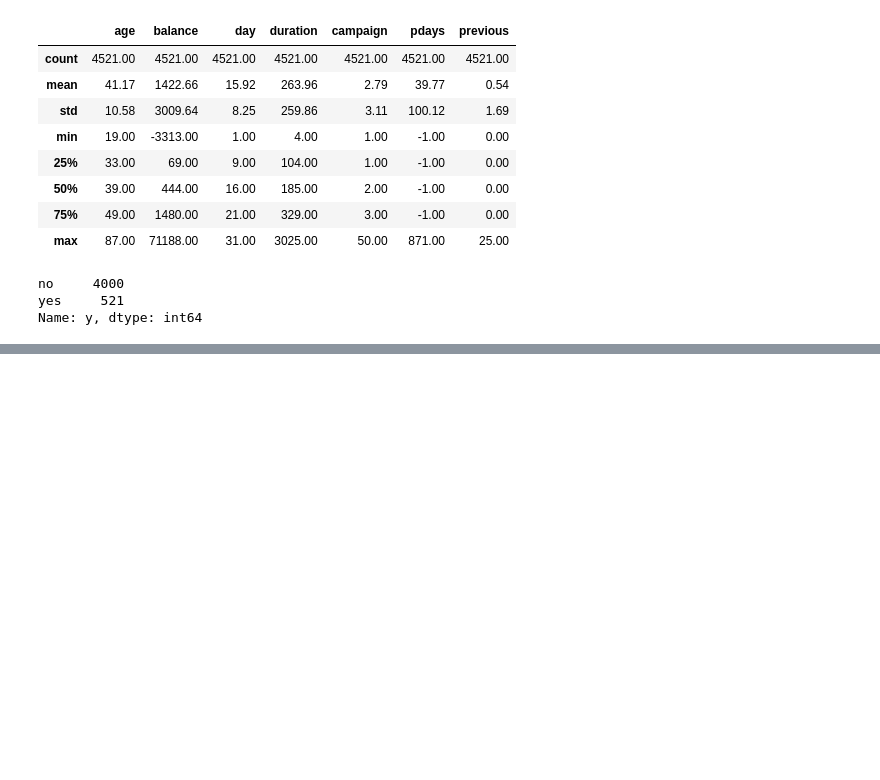
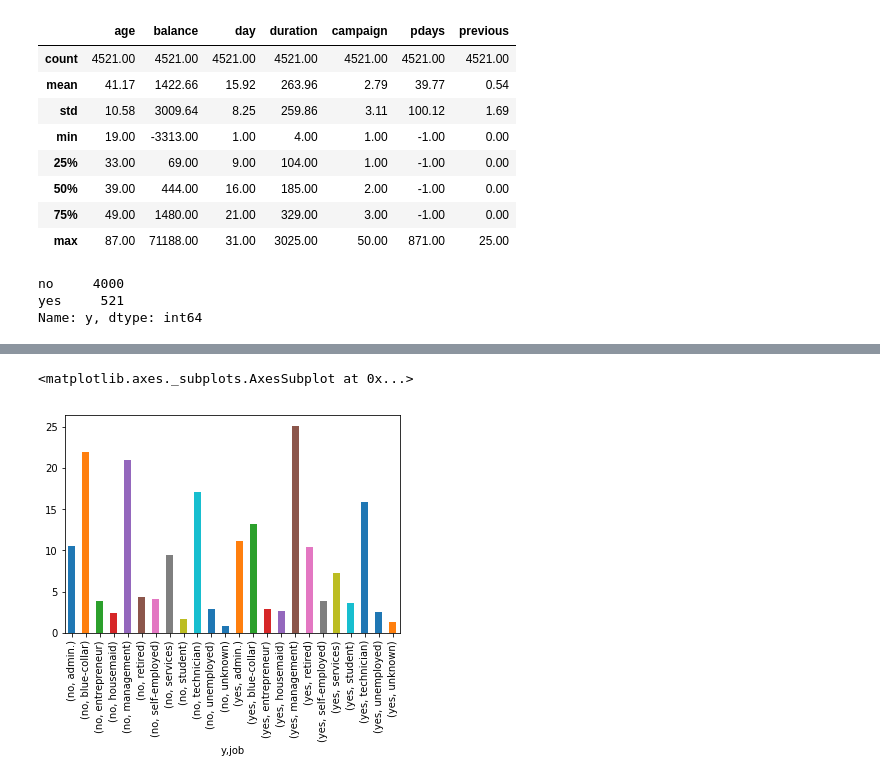
Before and after one commit to soo-shan/bankdataset, a Jupyter notebook: Bank.ipynb, the cells around one changed output, grey strips where cells are left out. Drawn from its saved outputs; the diff is of its cells as text; code cells hidden in the pictures; blank space fills up the shorter version.

```diff
--- a/Bank.ipynb
+++ b/Bank.ipynb
@@ -162,0 +186,5 @@ Name: poutcome, dtype: int64
+# %%
+round(data_gp['job'].value_counts(sort=False,normalize=True)*100,2).plot(kind='bar')
+# %% [output]
+<matplotlib.axes._subplots.AxesSubplot at 0x...>
+[figure, added]
```
Also changed, not shown: parts of 14 cells of this notebook.
